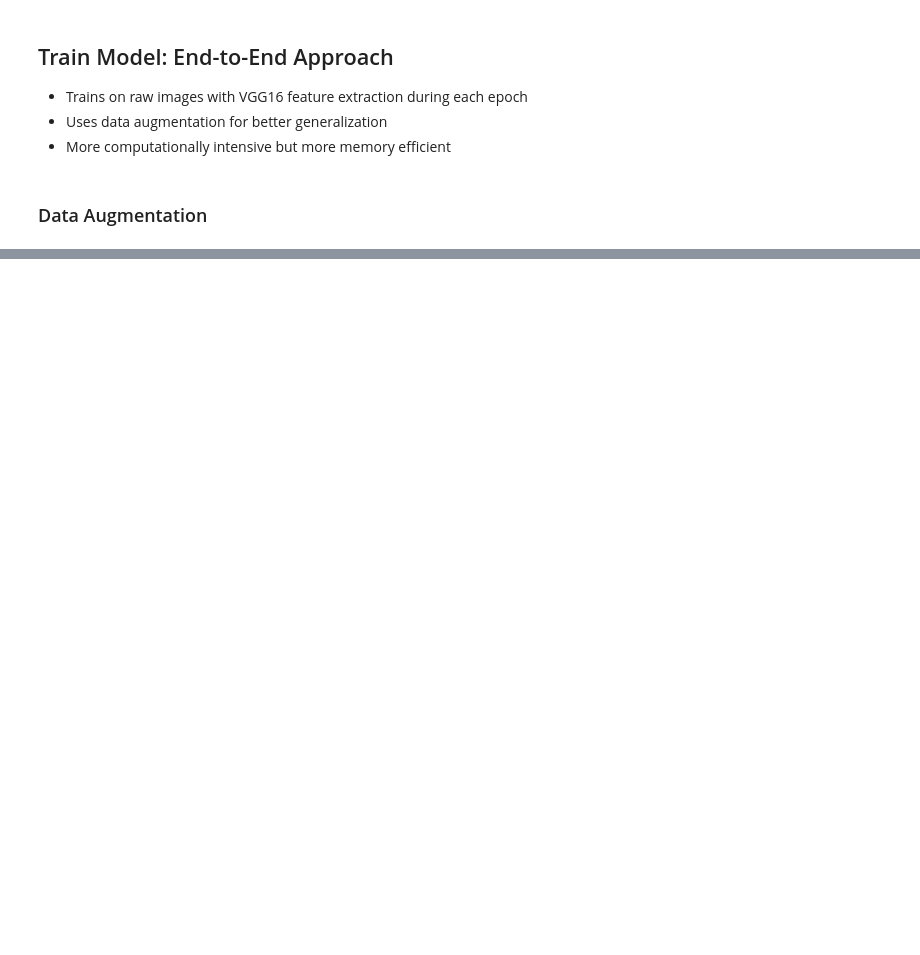
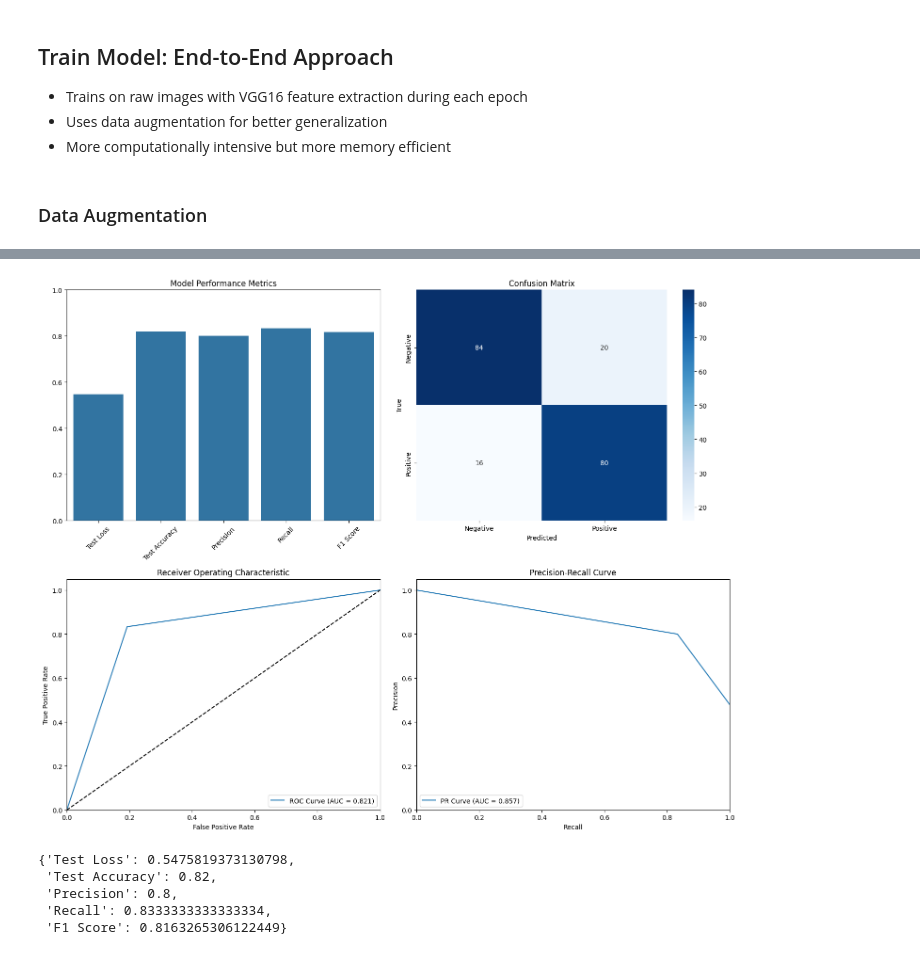
Before and after one commit to akatelync/ml-boilerplate, a Jupyter notebook: notebooks/cnn.ipynb, the cells around one changed output, grey strips where cells are left out. Drawn from its saved outputs; the diff is of its cells as text; code cells hidden in the pictures; blank space fills up the shorter version.

```diff
--- a/notebooks/cnn.ipynb
+++ b/notebooks/cnn.ipynb
@@ -424,0 +668,9 @@ eval_metrics = evaluate_model(
+# %%
+visualize_model_evaluation(eval_metrics, is_regression=False)
+# %% [output]
+[figure, added]
+{'Test Loss': 0.5475819373130798,
+ 'Test Accuracy': 0.82,
+ 'Precision': 0.8,
+ 'Recall': 0.8333333333333334,
+ 'F1 Score': 0.8163265306122449}
```
Also changed, not shown: parts of 14 cells of this notebook, 4 other files.
